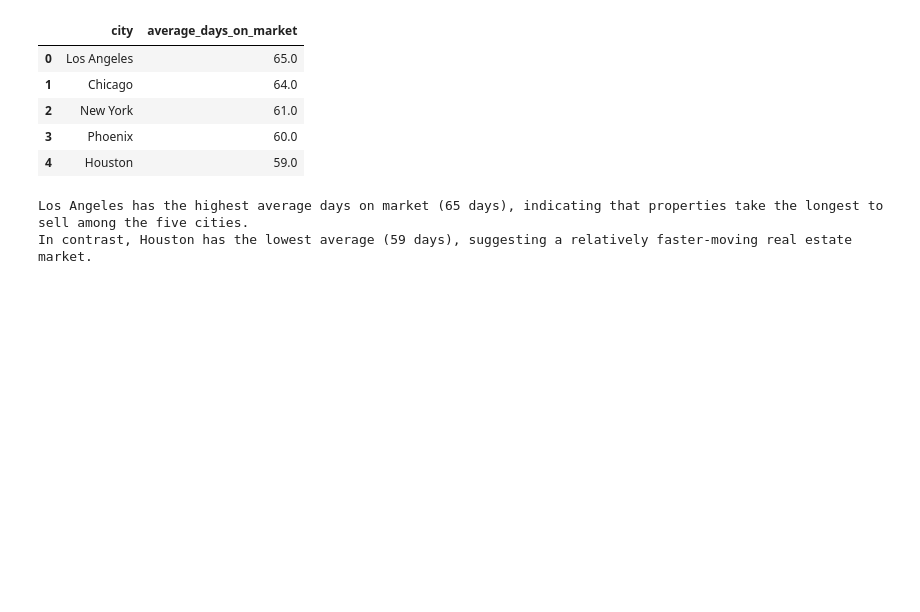
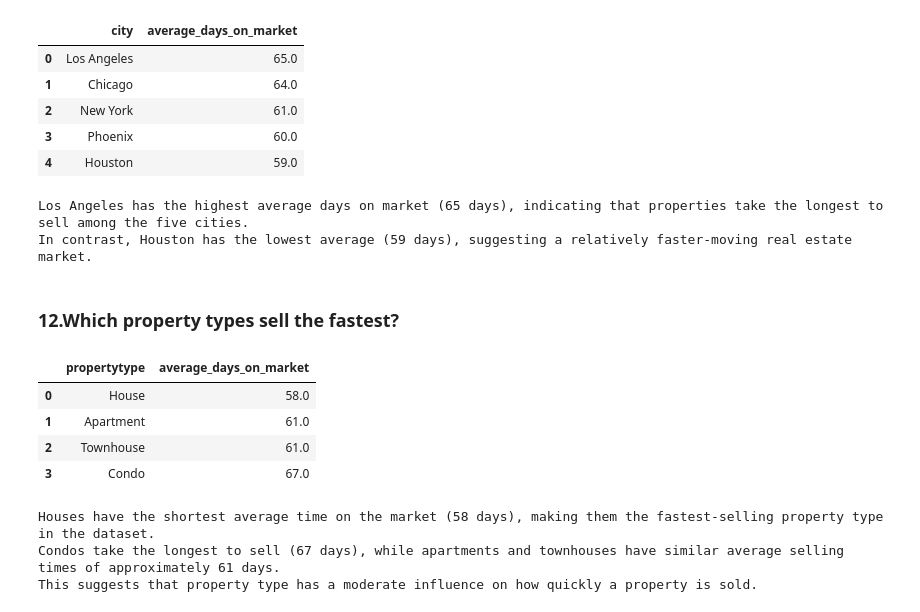
Before and after one commit to mukundnaramesh2605/guvi-python-sql-pandas-project-1, a Jupyter notebook: project.ipynb, the cells around one changed output. Drawn from its saved outputs; the diff is of its cells as text; code cells hidden in the pictures; blank space fills up the shorter version.

Commit message:
Add analysis for property types and their average days on market

```diff
--- a/project.ipynb
+++ b/project.ipynb
@@ -791,3 +791,28 @@ print(interpretation)
 | 4 | Houston | 59.0 |
 Los Angeles has the highest average days on market (65 days), indicating that properties take the longest to sell among the five cities.
 In contrast, Houston has the lowest average (59 days), suggesting a relatively faster-moving real estate market.
+# %% [markdown]
+### 12.Which property types sell the fastest?
+# %%
+query12 = """
+SELECT l.propertytype, ROUND(avg(s.daysonmarket),0) as average_days_on_market
+FROM listings l
+join sales s on s.listingid = l.listingid
+GROUP BY l.propertytype
+order by average_days_on_market asc;"""
+result12 = pd.read_sql(query12, conn)
+display(result12)
+interpretation = """
+Houses have the shortest average time on the market (58 days), making them the fastest-selling property type in the dataset.
+Condos take the longest to sell (67 days), while apartments and townhouses have similar average selling times of approximately 61 days.
+This suggests that property type has a moderate influence on how quickly a property is sold."""
+print(interpretation)
+# %% [output]
+|  | propertytype | average_days_on_market |
+| 0 | House | 58.0 |
+| 1 | Apartment | 61.0 |
+| 2 | Townhouse | 61.0 |
+| 3 | Condo | 67.0 |
+Houses have the shortest average time on the market (58 days), making them the fastest-selling property type in the dataset.
+Condos take the longest to sell (67 days), while apartments and townhouses have similar average selling times of approximately 61 days.
+This suggests that property type has a moderate influence on how quickly a property is sold.
```
